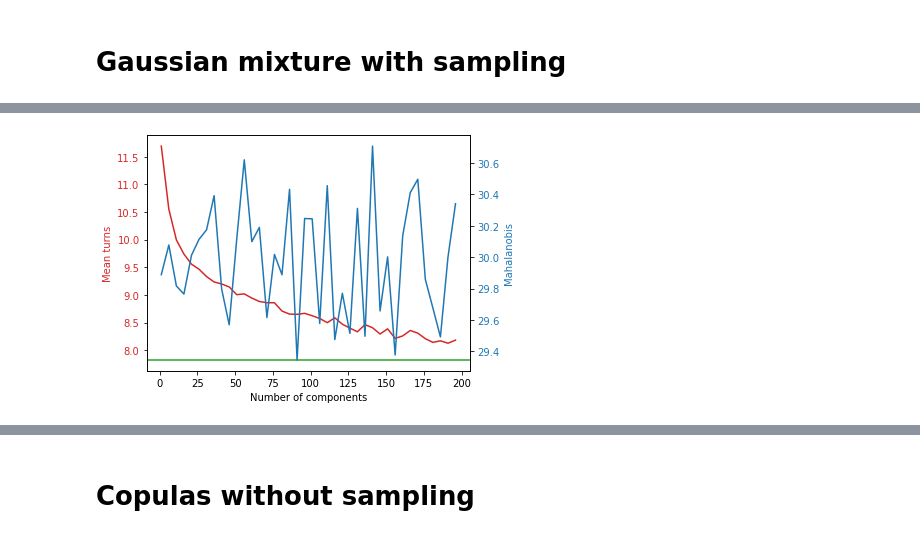
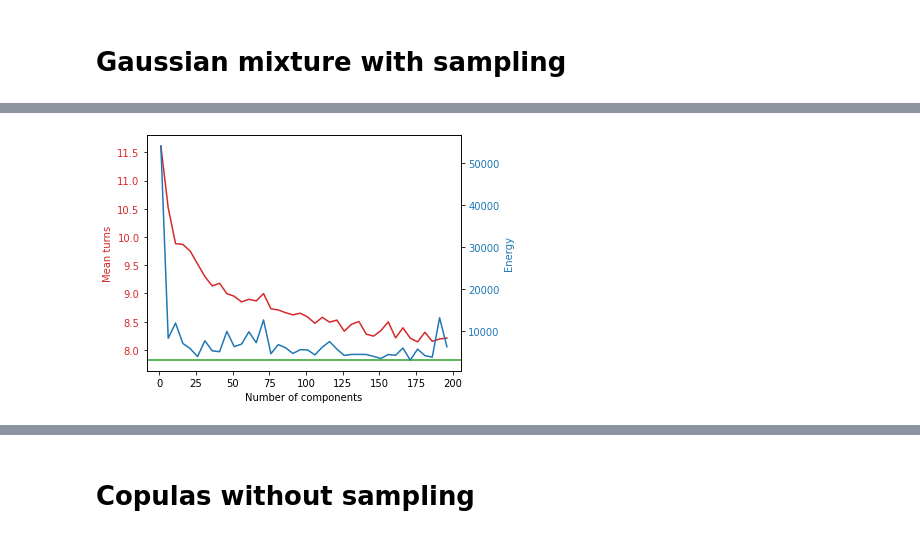
Before and after one commit to kruuZHAW/OSN2021_generation, a Jupyter notebook: Methods comparison.ipynb, the cells around one changed output, grey strips where cells are left out. Cells and saved outputs as stored; diff of their text form; code cells hidden in the pictures.

```diff
--- a/Methods comparison.ipynb
+++ b/Methods comparison.ipynb
@@ -119,3 +106,13 @@ def mahalanobis(x=None, data=None, cov=None):
+# %%
+from scipy.spatial import distance
+def energy_distance(x, y):
+    n1 = x.shape[0]
+    n2 = y.shape[0]
+    a = cdist(x, y, "euclidean").mean()
+    b = cdist(x, x, "euclidean").mean()
+    c = cdist(y, y, "euclidean").mean()
+    e = (n1 * n2 / (n1 + n2)) * (2 * a - b - c)
+    return e
 # %%
 from scipy.interpolate import CubicSpline
 
@@ -236,8 +228,10 @@ np.mean(dist)
 from sklearn.covariance import LedoitWolf
 
 n_sim = 1000
+
+# When using LedoitWolf for covariance, results are not good at all
 cov = LedoitWolf().fit(X_along_line)
-x_sim = np.random.multivariate_normal(cov.location_, cov.covariance_, n_gen)
+x_sim = np.random.multivariate_normal(cov.location_, np.cov(X_along_line.T), n_gen)
 
 pd.DataFrame(x_sim).to_pickle(
     os.path.join(Path.home(), "GA_generation", "Data", "generated_MVN_and_sampling.pkl")
@@ -291,7 +289,7 @@ np.mean(dist)
 # %%
 from sklearn.mixture import GaussianMixture
 
-n_mixtures = 1
+n_mixtures = 30
 n_sim = 1000
 gm = GaussianMixture(n_components=n_mixtures).fit(X_along_line)
 x_sim = gm.sample(n_sim)[0]
@@ -367,7 +351,7 @@ meansT = []
 
 for i in tqdm(range(1, 200, 5)):
     n_mixtures = i
-    n_sim = 5000
+    n_sim = 1000
     gm = GaussianMixture(n_components=n_mixtures).fit(X_along_line)
     x_sim = gm.sample(n_sim)[0]
 
@@ -392,36 +376,37 @@ for i in tqdm(range(1, 200, 5)):
         indexes2 = np.where(curvature(spline_x[:, i], spline_y[:, i]) < -0.00010)
 
         nb_turns.append(
             np.sum(np.diff(indexes1[0], 1) != 1)
             + 1
             + np.sum(np.diff(indexes2[0], 1) != 1)
             + 1
         )
 
-    meansD.append(np.mean(mahalanobis(x=pd.DataFrame(x_sim), data=X_along_line)))
+    #     meansD.append(cdist(x_sim, np.array(X_along_line), "mahalanobis").mean())
+    meansD.append(energy_distance(x_sim, np.array(X_along_line)))
     meansT.append(np.abs(nb_turns).mean())
 
 
 fig, ax1 = plt.subplots()
 
 color = "tab:red"
 ax1.set_xlabel("Number of components")
 ax1.set_ylabel("Mean turns", color=color)
 ax1.plot(range(1, 200, 5), meansT, color=color)
 ax1.axhline(7.82, color="tab:green")  # true dataset mean turns
 ax1.tick_params(axis="y", labelcolor=color)
 
 ax2 = ax1.twinx()
 
 color = "tab:blue"
-ax2.set_ylabel("Mahalanobis", color=color)
+ax2.set_ylabel("Energy", color=color)
 ax2.plot(range(1, 200, 5), meansD, color=color)
 ax2.tick_params(axis="y", labelcolor=color)
 
 fig.tight_layout()
 plt.show()
 # %% [output]
-[figure, old version]
+[figure, new version]
 [interactive output not drawn]
 # %% [markdown]
 # Copulas without sampling
```
Also changed, not shown: parts of 27 cells of this notebook, 28 other files.
